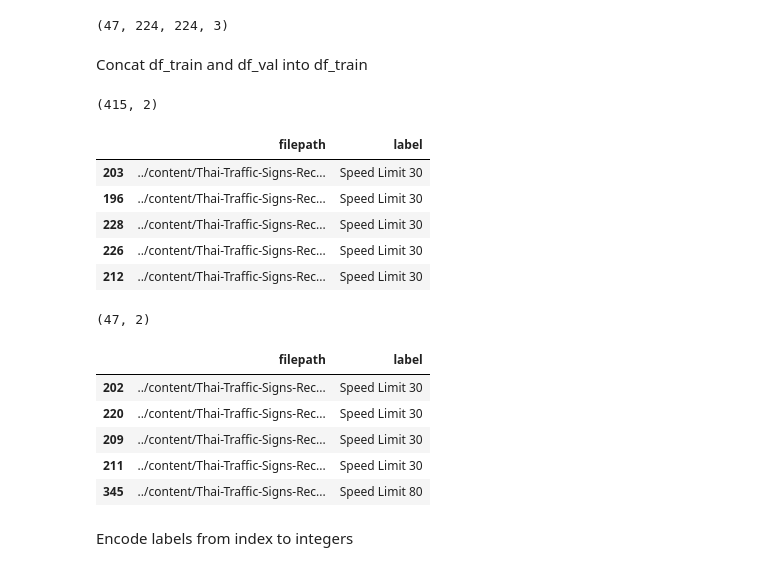
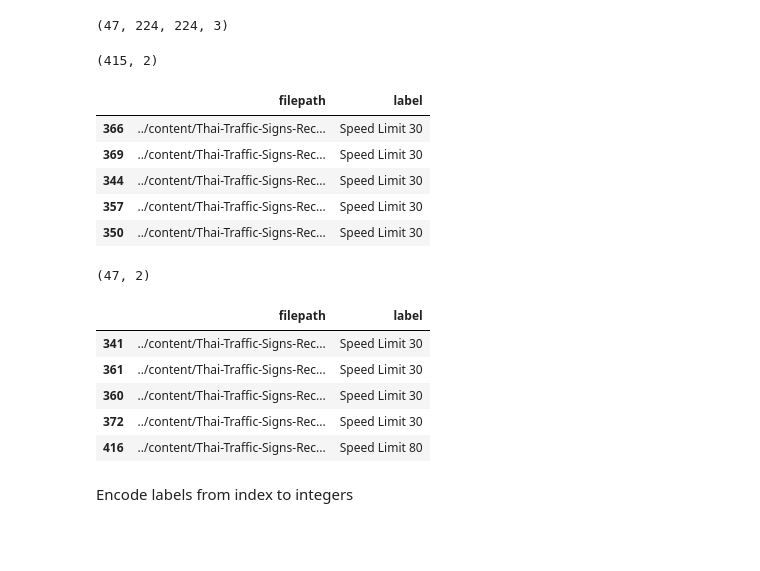
Before and after one commit to cusniwtt/Thai-Traffic-Signs-Recognition, a Jupyter notebook: Thai_Traffic_Signs_Recognition.ipynb, the cells around one changed output. Saved outputs shown, nothing was run; the diff lists cells and outputs as text; code cells hidden in the pictures; blank space fills up the shorter version.

```diff
--- a/Thai_Traffic_Signs_Recognition.ipynb
+++ b/Thai_Traffic_Signs_Recognition.ipynb
@@ -736,0 +738,31 @@ Load image in batch size = 1
+# %%
+# Split df to each classes
+df_30 = all_df.loc[all_df['label'] == label_dict['30']]
+df_80 = all_df.loc[all_df['label'] == label_dict['80']]
+cr_df = all_df.loc[all_df['label'] == label_dict['cr']]
+cw_df = all_df.loc[all_df['label'] == label_dict['cw']]
+le_df = all_df.loc[all_df['label'] == label_dict['le']]
+pr_df = all_df.loc[all_df['label'] == label_dict['pr']]
+ro_df = all_df.loc[all_df['label'] == label_dict['ro']]
+sc_df = all_df.loc[all_df['label'] == label_dict['sc']]
+tl_df = all_df.loc[all_df['label'] == label_dict['tl']]
+ut_df = all_df.loc[all_df['label'] == label_dict['ut']]
+
+# Group 1
+d3_tr, d3_te = train_test_split(df_30, test_size = .1)
+d8_tr, d8_te = train_test_split(df_80, test_size = .1)
+cr_tr, cr_te = train_test_split(cr_df, test_size = .1)
+cw_tr, cw_te = train_test_split(cw_df, test_size = .1)
+le_tr, le_te = train_test_split(le_df, test_size = .1)
+pr_tr, pr_te = train_test_split(pr_df, test_size = .1)
+ro_tr, ro_te = train_test_split(ro_df, test_size = .1)
+sc_tr, sc_te = train_test_split(sc_df, test_size = .1)
+tl_tr, tl_te = train_test_split(tl_df, test_size = .1)
+ut_tr, ut_te = train_test_split(ut_df, test_size = .1)
+
+# train test split
+df_train = pd.concat([d3_tr, d8_tr, cr_tr, cw_tr, le_tr, pr_tr, ro_tr, sc_tr, tl_tr, ut_tr])
+print(df_train.shape)
+
+df_test = pd.concat([d3_te, d8_te, cr_te, cw_te, le_te, pr_te, ro_te, sc_te, tl_te, ut_te])
+print(df_test.shape)
@@ -864,32 +864,28 @@ test_array = np.squeeze(test_array, axis=1)
 test_array.shape
 # %% [output]
 (47, 224, 224, 3)
-# %% [markdown]
-Concat df_train and df_val into df_train
 # %%
-df_train_concat = pd.concat([df_train, df_val])
-df_train = df_train_concat
 print(df_train.shape)
 df_train.head()
 # %% [output]
 (415, 2)
 |  | filepath | label |
-| 203 | ../content/Thai-Traffic-Signs-Rec... | Speed Limit 30 |
-| 196 | ../content/Thai-Traffic-Signs-Rec... | Speed Limit 30 |
-| 228 | ../content/Thai-Traffic-Signs-Rec... | Speed Limit 30 |
-| 226 | ../content/Thai-Traffic-Signs-Rec... | Speed Limit 30 |
-| 212 | ../content/Thai-Traffic-Signs-Rec... | Speed Limit 30 |
+| 366 | ../content/Thai-Traffic-Signs-Rec... | Speed Limit 30 |
+| 369 | ../content/Thai-Traffic-Signs-Rec... | Speed Limit 30 |
+| 344 | ../content/Thai-Traffic-Signs-Rec... | Speed Limit 30 |
+| 357 | ../content/Thai-Traffic-Signs-Rec... | Speed Limit 30 |
+| 350 | ../content/Thai-Traffic-Signs-Rec... | Speed Limit 30 |
 # %%
 print(df_test.shape)
 df_test.head()
 # %% [output]
 (47, 2)
 |  | filepath | label |
-| 202 | ../content/Thai-Traffic-Signs-Rec... | Speed Limit 30 |
-| 220 | ../content/Thai-Traffic-Signs-Rec... | Speed Limit 30 |
-| 209 | ../content/Thai-Traffic-Signs-Rec... | Speed Limit 30 |
-| 211 | ../content/Thai-Traffic-Signs-Rec... | Speed Limit 30 |
-| 345 | ../content/Thai-Traffic-Signs-Rec... | Speed Limit 80 |
+| 341 | ../content/Thai-Traffic-Signs-Rec... | Speed Limit 30 |
+| 361 | ../content/Thai-Traffic-Signs-Rec... | Speed Limit 30 |
+| 360 | ../content/Thai-Traffic-Signs-Rec... | Speed Limit 30 |
+| 372 | ../content/Thai-Traffic-Signs-Rec... | Speed Limit 30 |
+| 416 | ../content/Thai-Traffic-Signs-Rec... | Speed Limit 80 |
 # %% [markdown]
 Encode labels from index to integers
 # %%
```
Also changed, not shown: parts of 129 cells of this notebook.
